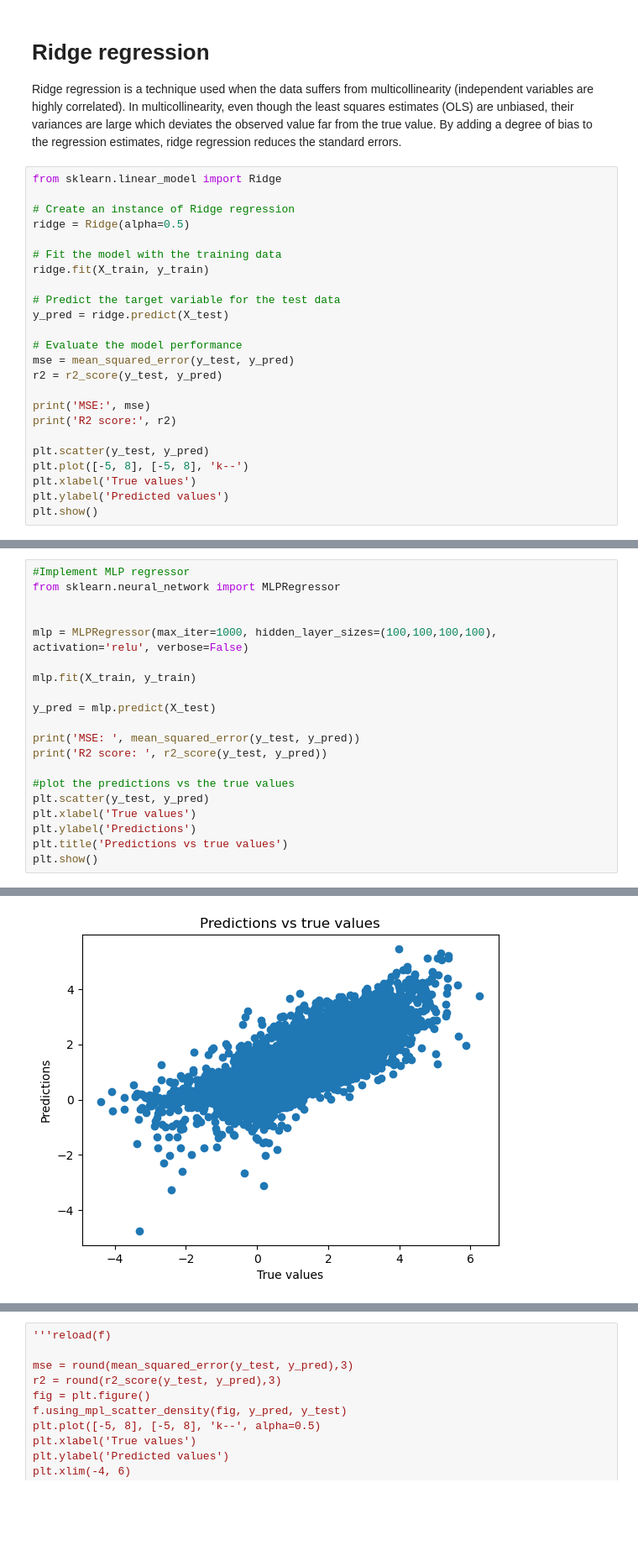
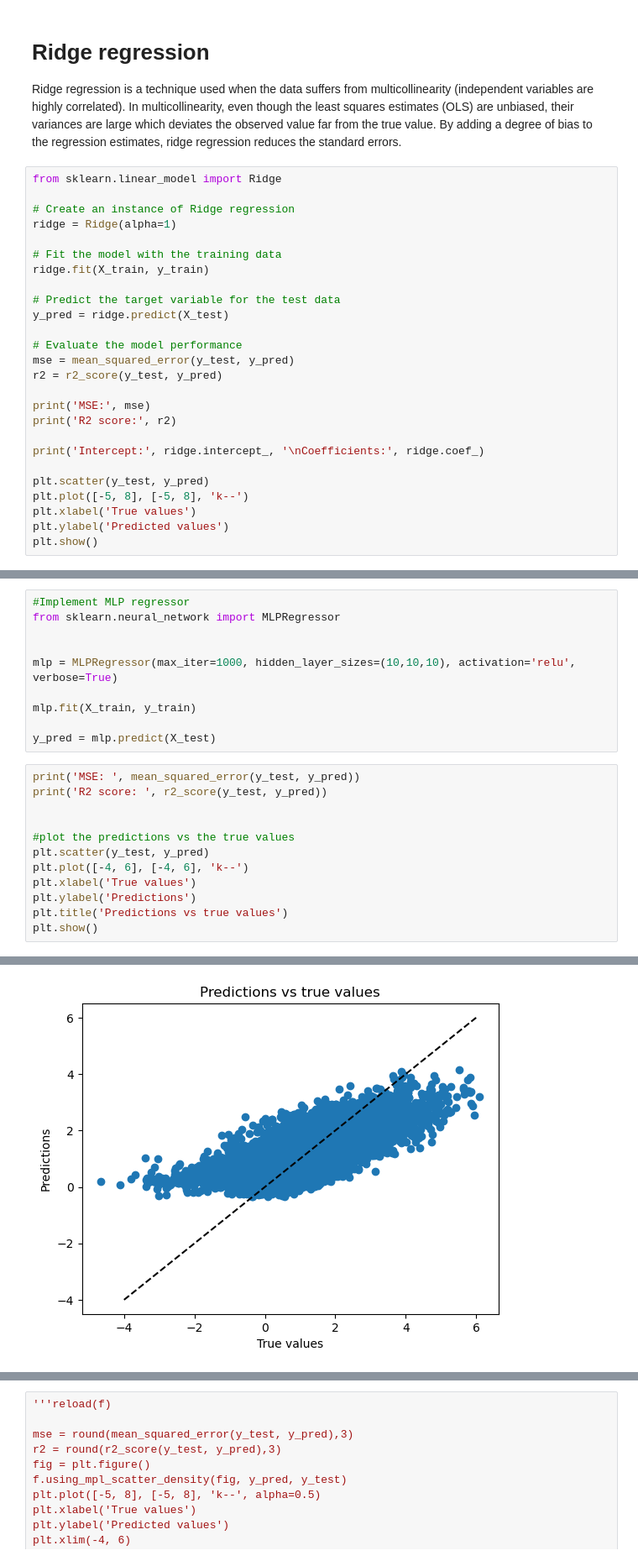
Before and after one commit to christopherogerepfl/UHI_prediction, a Jupyter notebook: exploratory.ipynb, the cells around one changed output, grey strips where cells are left out. Shown at 84% size. Drawn from its saved outputs; the diff is of its cells as text; blank space fills up the shorter version.

```diff
--- a/exploratory.ipynb
+++ b/exploratory.ipynb
@@ -216,7 +236,7 @@ Ridge regression is a technique used when the data suffers from multicollinearit
 from sklearn.linear_model import Ridge
 
 # Create an instance of Ridge regression
-ridge = Ridge(alpha=0.5)
+ridge = Ridge(alpha=1)
 
 # Fit the model with the training data
 ridge.fit(X_train, y_train)
@@ -231,6 +251,8 @@ r2 = r2_score(y_test, y_pred)
 print('MSE:', mse)
 print('R2 score:', r2)
 
+print('Intercept:', ridge.intercept_, '\nCoefficients:', ridge.coef_)
+
 plt.scatter(y_test, y_pred)
 plt.plot([-5, 8], [-5, 8], 'k--')
 plt.xlabel('True values')
@@ -247,22 +273,24 @@ MLP are a category of machine learning algorithm consisting in at least 3 layers
 <p align="center">
   <img src="Example-of-multilayer-perceptron-MLP-network-for-regression-analysis-here-n-13-and.png" />
 </p>
+# %%
+#Implement MLP regressor
+from sklearn.neural_network import MLPRegressor
+
+
+mlp = MLPRegressor(max_iter=1000, hidden_layer_sizes=(10,10,10), activation='relu', verbose=True)
+
+mlp.fit(X_train, y_train)
+
+y_pred = mlp.predict(X_test)
 # %%
-#Implement MLP regressor
-from sklearn.neural_network import MLPRegressor
-
-
-mlp = MLPRegressor(max_iter=1000, hidden_layer_sizes=(100,100,100,100), activation='relu', verbose=False)
-
-mlp.fit(X_train, y_train)
-
-y_pred = mlp.predict(X_test)
-
 print('MSE: ', mean_squared_error(y_test, y_pred))
 print('R2 score: ', r2_score(y_test, y_pred))
 
+
 #plot the predictions vs the true values
 plt.scatter(y_test, y_pred)
+plt.plot([-4, 6], [-4, 6], 'k--')
 plt.xlabel('True values')
 plt.ylabel('Predictions')
 plt.title('Predictions vs true values')
@@ -273,4 +301,4 @@ R2 score:  0.6270225835149533
-[figure, old version]
+[figure, new version]
 # %% [markdown]
 # Random forest regressor
 
```
Also changed, not shown: parts of 18 cells of this notebook, 1 other file.
